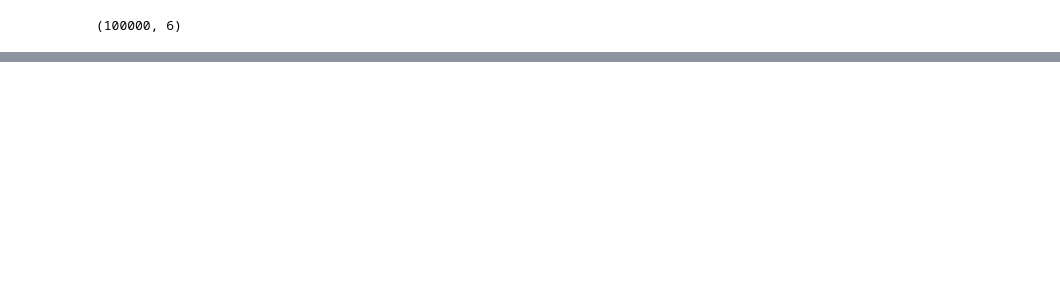
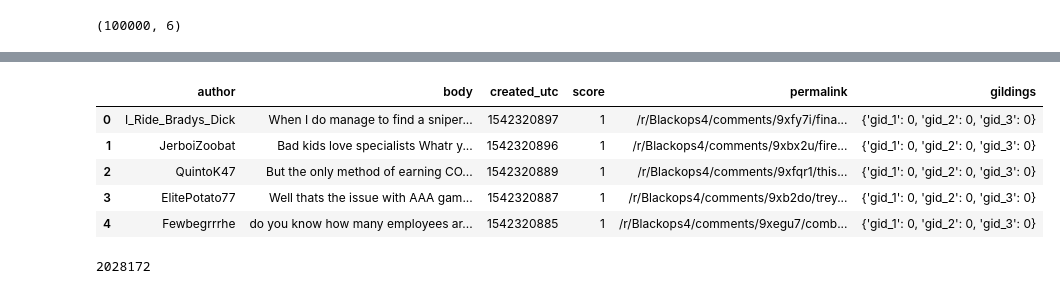
Before and after one commit to aburpee/Blackops_4_Survival_Analysis, a Jupyter notebook: code/reddit_api_pushshift.ipynb, the cells around one changed output, grey strips where cells are left out. Cells and saved outputs as stored; diff of their text form; code cells hidden in the pictures; blank space fills up the shorter version.

```diff
--- a/code/reddit_api_pushshift.ipynb
+++ b/code/reddit_api_pushshift.ipynb
@@ -160,3 +146,3 @@ pwd
 # %%
-with open(f'../data/1556218503_raw_comments.json', 'r') as f:
+with open(f'../assets/1556673865_raw_commentss.json', 'r') as f:
     blackops_comments_1 = json.load(f)
@@ -162,0 +169,3 @@ with open(f'../data/1556218503_raw_comments.json', 'r') as f:
+# %%
+with open(f'../assets/1556675481_raw_commentss.json', 'r') as f:
+    blackops_comments_2 = json.load(f)
@@ -163,3 +192,6 @@ with open(f'../data/1556218503_raw_comments.json', 'r') as f:
+# %%
+with open(f'../assets/1556677860_raw_commentss.json', 'r') as f:
+    blackops_comments_3 = json.load(f)
 # %%
 [time.asctime(time.gmtime(blackops_comments_1[i]['created_utc'])) for i in range(len(blackops_comments_1))]
 # %% [output]
@@ -250,0 +264,2 @@ df_comments_1.head(100)
+# %%
+df_3 = reddit_parse(blackops_comments_3, df = 'df_3')
@@ -255,0 +309,9 @@ df_comments_1['created_utc'] = df_comments_1['created_utc'].apply(lambda x: time
+# %%
+df_3.head()
+# %% [output]
+|  | author | body | created_utc | score | permalink | gildings |
+| 0 | I_Ride_Bradys_Dick | When I do manage to find a sniper... | 1542320897 | 1 | /r/Blackops4/comments/9xfy7i/fina... | {'gid_1': 0, 'gid_2': 0, 'gid_3': 0} |
+| 1 | JerboiZoobat | Bad kids love specialists Whatr y... | 1542320896 | 1 | /r/Blackops4/comments/9xbx2u/fire... | {'gid_1': 0, 'gid_2': 0, 'gid_3': 0} |
+| 2 | QuintoK47 | But the only method of earning CO... | 1542320889 | 1 | /r/Blackops4/comments/9xfqr1/this... | {'gid_1': 0, 'gid_2': 0, 'gid_3': 0} |
+| 3 | ElitePotato77 | Well thats the issue with AAA gam... | 1542320887 | 1 | /r/Blackops4/comments/9xb2do/trey... | {'gid_1': 0, 'gid_2': 0, 'gid_3': 0} |
+| 4 | Fewbegrrrhe | do you know how many employees ar... | 1542320885 | 1 | /r/Blackops4/comments/9xegu7/comb... | {'gid_1': 0, 'gid_2': 0, 'gid_3': 0} |
@@ -255,0 +322,4 @@ df_comments_1['created_utc'] = df_comments_1['created_utc'].apply(lambda x: time
+# %%
+bo_four.body.nunique()
+# %% [output]
+2028172
```
Also changed, not shown: parts of 48 cells of this notebook, 32 other files.
